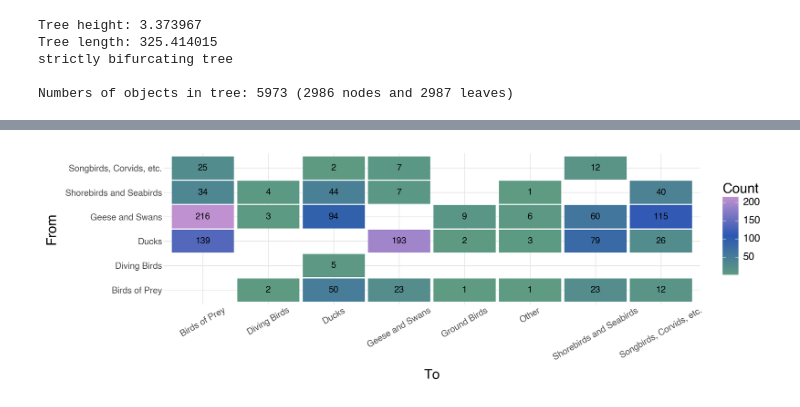
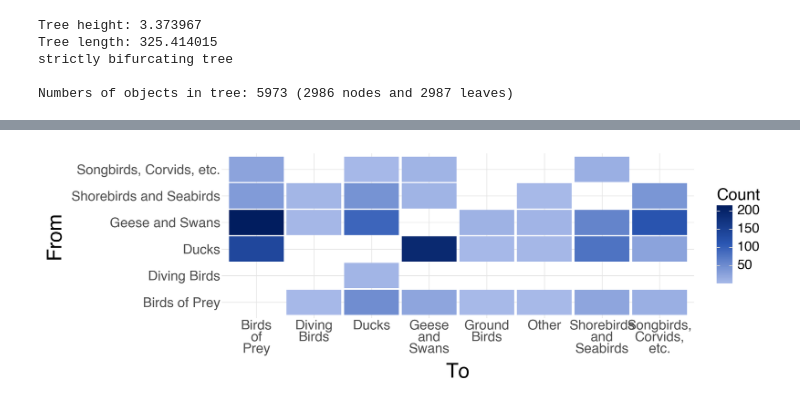
Before and after one commit to moncla-lab/H5-avian-ecology, a Jupyter notebook: cont_phyl_mcc_plotting.ipynb, the cells around one changed output, grey strips where cells are left out. Drawn from its saved outputs; the diff is of its cells as text; code cells hidden in the pictures.

```diff
--- a/cont_phyl_mcc_plotting.ipynb
+++ b/cont_phyl_mcc_plotting.ipynb
@@ -679,24 +707,34 @@ mcc_flyway_changes = (
 # %%
 just_changes = mcc_metadata_hostchange.loc[mcc_metadata_hostchange["changeHost"] == "yes"]
 
 counts = just_changes.groupby(["startHost", "endHost"]).size().reset_index().rename({0:"freq"}, axis = 1)
 
+x_axis_labels = {"bird-of-prey":"Birds\nof\nPrey",
+                 "duck":"Ducks",
+                 "goose-swan": "Geese\nand\nSwans",
+                 "shorebird":"Shorebirds\nand\nSeabirds",
+                 "songbird-etc":"Songbirds,\nCorvids,\netc.",
+                 "ground-bird":"Ground\nBirds",
+                 "diving-bird":"Diving\nBirds",
+                 "other":"Other"
+                }
+
 mcc_host_tofrom = (
     ggplot(counts, aes(x = "endHost", y = "startHost", fill = "freq"))
     + geom_tile(aes(width=0.95, height=0.95))
-    + geom_text(aes(label="freq"), size=13)
-    + scale_fill_gradient2(low="#5E9B82",mid="#2B57B3",high="#C593D1",midpoint=110)
+    # + geom_text(aes(label="freq"), size=13)
+    + scale_fill_gradient2(low="#A7B9E8",mid="#2B57B3",high="#001B5C",midpoint=110)
     + labs(x = "To", y = "From", fill = "Count")
-    + scale_x_discrete(labels=host_labels)
+    + scale_x_discrete(labels=x_axis_labels)
     + scale_y_discrete(labels=host_labels)
     + theme_minimal()
-    + theme(figure_size = (15, 5), legend_title=element_text(size = 20), legend_text=element_text(size=15), axis_title_x = element_text(size = 20),
-            axis_title_y = element_text(size = 20), axis_text_x=element_text(size=13, rotation = 30), axis_text_y=element_text(size=13))
+    + theme(figure_size = (15, 5), legend_title=element_text(size = 24), legend_text=element_text(size=20), axis_title_x = element_text(size = 30),
+            axis_title_y = element_text(size = 30), axis_text_x=element_text(size=20, rotation = 0), axis_text_y=element_text(size=20))
 )
 
 mcc_host_tofrom.show()
 # %% [output]
-[figure, old version]
+[figure, new version]
 # %%
 # Function: calculates the average weighted diffusion coefficient from either the posterior distirbution or an MCC tree
 def calculate_avg_wdc(metadata):
```
Also changed, not shown: parts of 13 cells of this notebook, 13 other files.
